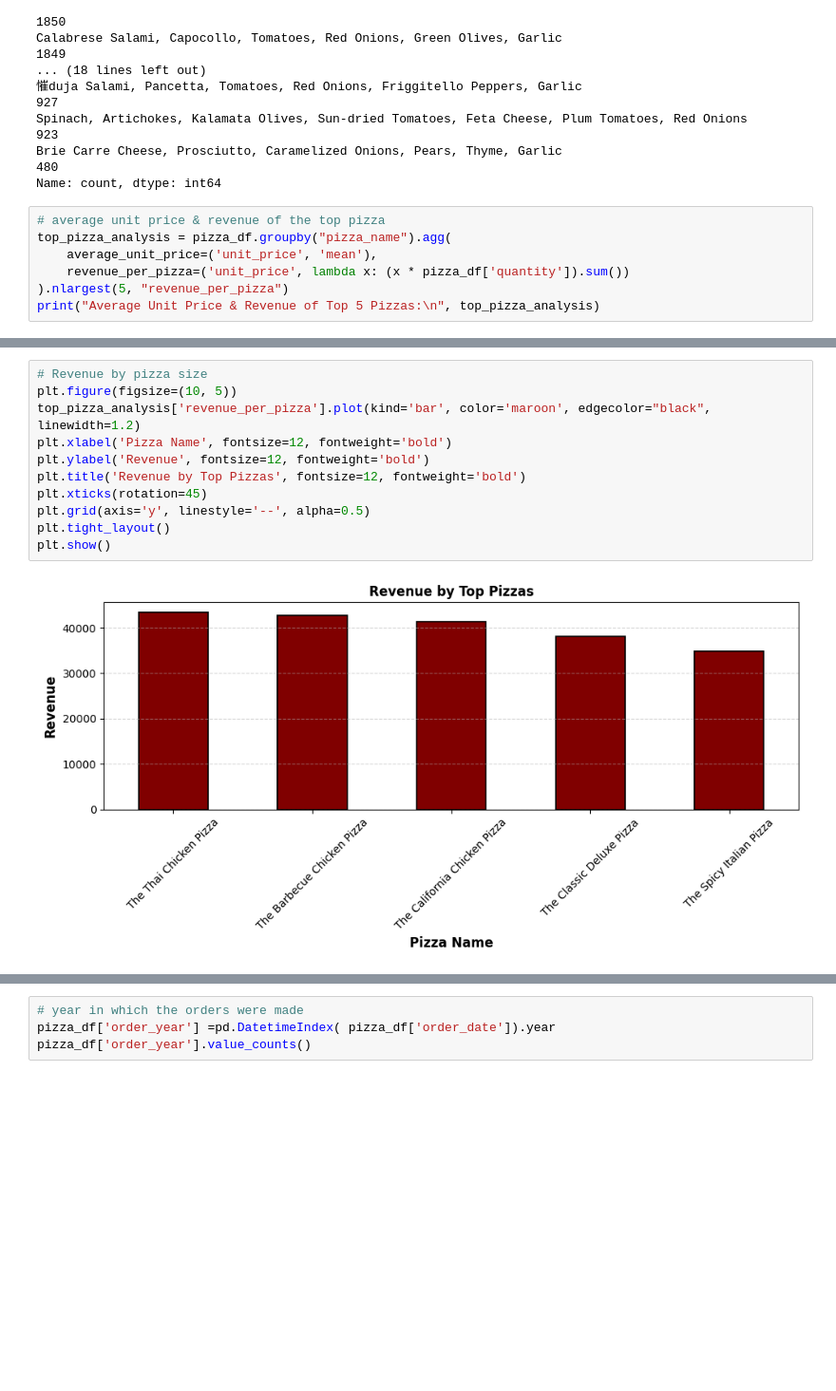
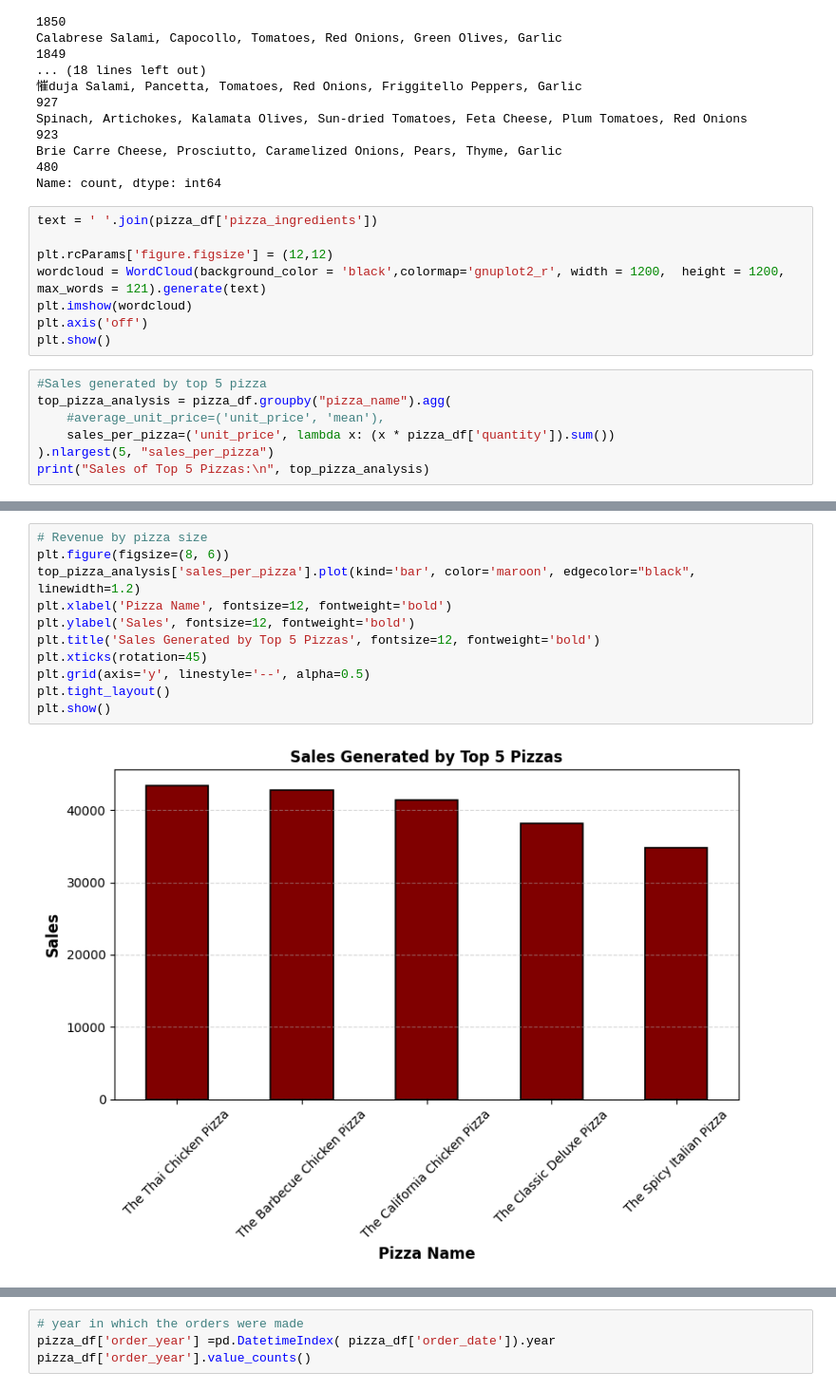
Before and after one commit to Rach0613/KidoCode, a Jupyter notebook: presentation.ipynb, the cells around one changed output, grey strips where cells are left out. Shown: that part at 95% size. Cells and saved outputs as stored; diff of their text form; blank space fills up the shorter version.

```diff
--- a/presentation.ipynb
+++ b/presentation.ipynb
@@ -233,11 +205,19 @@ Calabrese Salami, Capocollo, Tomatoes, Red Onions, Green Olives, Garlic
 Spinach, Artichokes, Kalamata Olives, Sun-dried Tomatoes, Feta Cheese, Plum Tomatoes, Red Onions      923
 Brie Carre Cheese, Prosciutto, Caramelized Onions, Pears, Thyme, Garlic                               480
 Name: count, dtype: int64
+# %%
+text = ' '.join(pizza_df['pizza_ingredients'])
+
+plt.rcParams['figure.figsize'] = (12,12)
+wordcloud = WordCloud(background_color = 'black',colormap='gnuplot2_r', width = 1200,  height = 1200, max_words = 121).generate(text)
+plt.imshow(wordcloud)
+plt.axis('off')
+plt.show()
 # %%
-# average unit price & revenue of the top pizza
+#Sales generated by top 5 pizza
 top_pizza_analysis = pizza_df.groupby("pizza_name").agg(
-    average_unit_price=('unit_price', 'mean'),
-    revenue_per_pizza=('unit_price', lambda x: (x * pizza_df['quantity']).sum())
-).nlargest(5, "revenue_per_pizza")
-print("Average Unit Price & Revenue of Top 5 Pizzas:\n", top_pizza_analysis)
+    #average_unit_price=('unit_price', 'mean'),
+    sales_per_pizza=('unit_price', lambda x: (x * pizza_df['quantity']).sum())
+).nlargest(5, "sales_per_pizza")
+print("Sales of Top 5 Pizzas:\n", top_pizza_analysis)
 # %% [output]
@@ -252,14 +232,14 @@ The Spicy Italian Pizza                18.104663           34831.25
 # %%
 # Revenue by pizza size
-plt.figure(figsize=(10, 5))
-top_pizza_analysis['revenue_per_pizza'].plot(kind='bar', color='maroon', edgecolor="black", linewidth=1.2)
+plt.figure(figsize=(8, 6))
+top_pizza_analysis['sales_per_pizza'].plot(kind='bar', color='maroon', edgecolor="black", linewidth=1.2)
 plt.xlabel('Pizza Name', fontsize=12, fontweight='bold')
-plt.ylabel('Revenue', fontsize=12, fontweight='bold')
-plt.title('Revenue by Top Pizzas', fontsize=12, fontweight='bold')
+plt.ylabel('Sales', fontsize=12, fontweight='bold')
+plt.title('Sales Generated by Top 5 Pizzas', fontsize=12, fontweight='bold')
 plt.xticks(rotation=45)
 plt.grid(axis='y', linestyle='--', alpha=0.5)
 plt.tight_layout()
 plt.show()
 # %% [output]
-[figure, old version]
+[figure, new version]
 # %%
```
Also changed, not shown: parts of 26 cells of this notebook.
